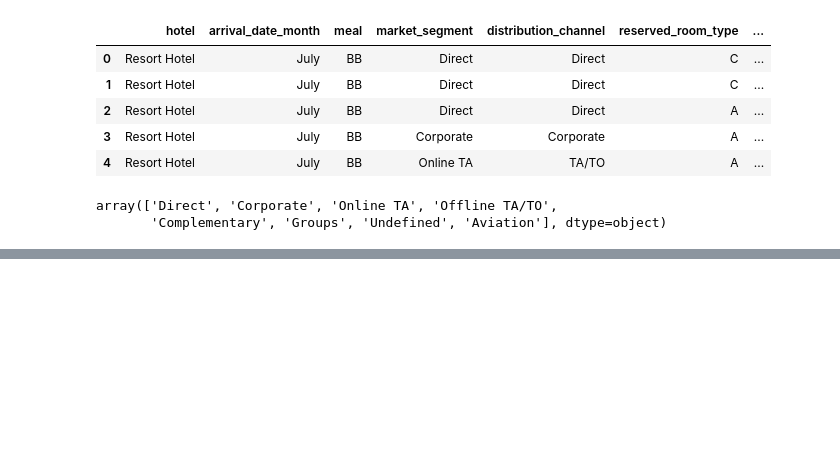
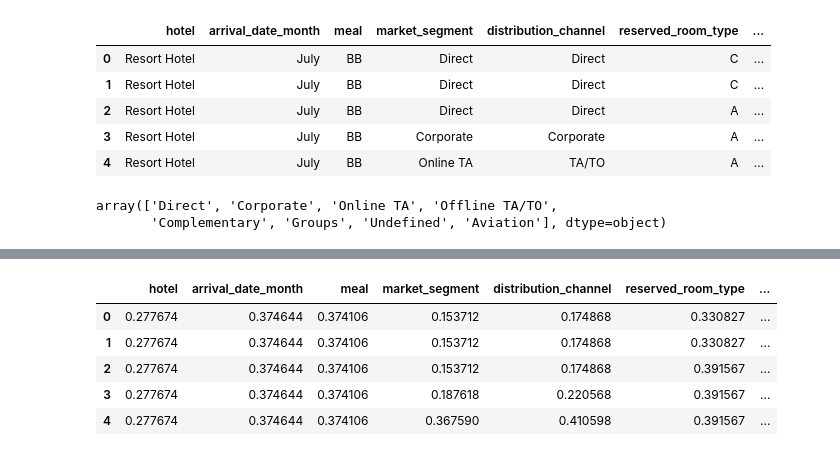
Before and after one commit to Adhoc123/Hotel_Booking_Prediction_ML, a Jupyter notebook: Hotel_Booking_Prediction/Hotel_Booking_Prediction.ipynb, the cells around one changed output, grey strips where cells are left out. Saved outputs shown, nothing was run; the diff lists cells and outputs as text; code cells hidden in the pictures; blank space fills up the shorter version.

Commit message:
Completed Hotel Booking | Part 1

```diff
--- a/Hotel_Booking_Prediction/Hotel_Booking_Prediction.ipynb
+++ b/Hotel_Booking_Prediction/Hotel_Booking_Prediction.ipynb
@@ -600,3 +589,0 @@ Name: hotel, Length: 119210, dtype: object
-# %%
-for col in cols:
-    data_cat.groupby()
@@ -602,0 +612,13 @@ for col in cols:
+# %%
+for col in cols:
+    dict=data_cat.groupby([col])['cancellation'].mean().to_dict()        #converted into dictionary
+    data_cat[col]=data_cat[col].map(dict)                                #mapping the dictionary and updating data column
+# %%
+data_cat.head()          #for showing few rows
+# %% [output]
+|  | hotel | arrival_date_month | meal | market_segment | distribution_channel | reserved_room_type | ... |
+| 0 | 0.277674 | 0.374644 | 0.374106 | 0.153712 | 0.174868 | 0.330827 | ... |
+| 1 | 0.277674 | 0.374644 | 0.374106 | 0.153712 | 0.174868 | 0.330827 | ... |
+| 2 | 0.277674 | 0.374644 | 0.374106 | 0.153712 | 0.174868 | 0.391567 | ... |
+| 3 | 0.277674 | 0.374644 | 0.374106 | 0.187618 | 0.220568 | 0.391567 | ... |
+| 4 | 0.277674 | 0.374644 | 0.374106 | 0.367590 | 0.410598 | 0.391567 | ... |
```
Also changed, not shown: parts of 11 cells of this notebook.
